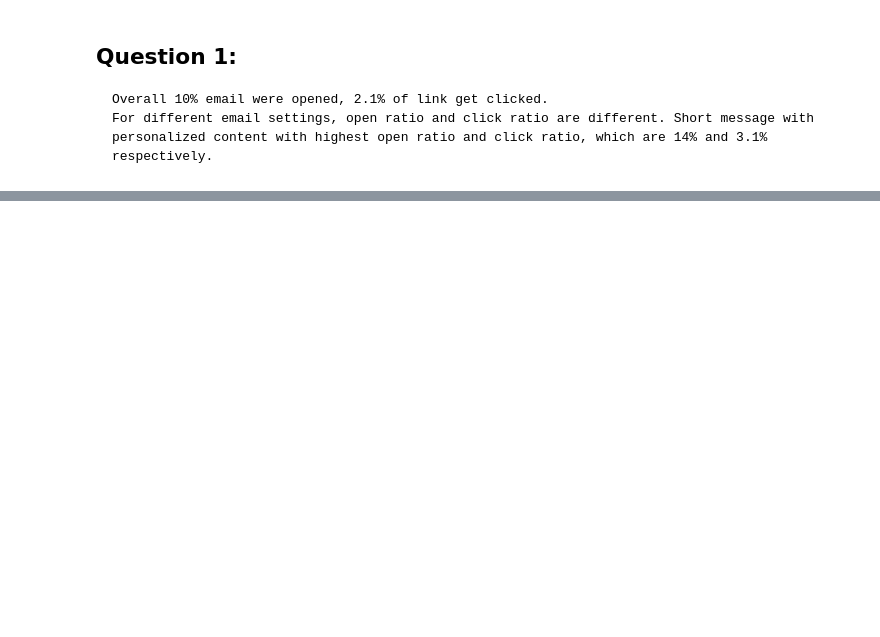
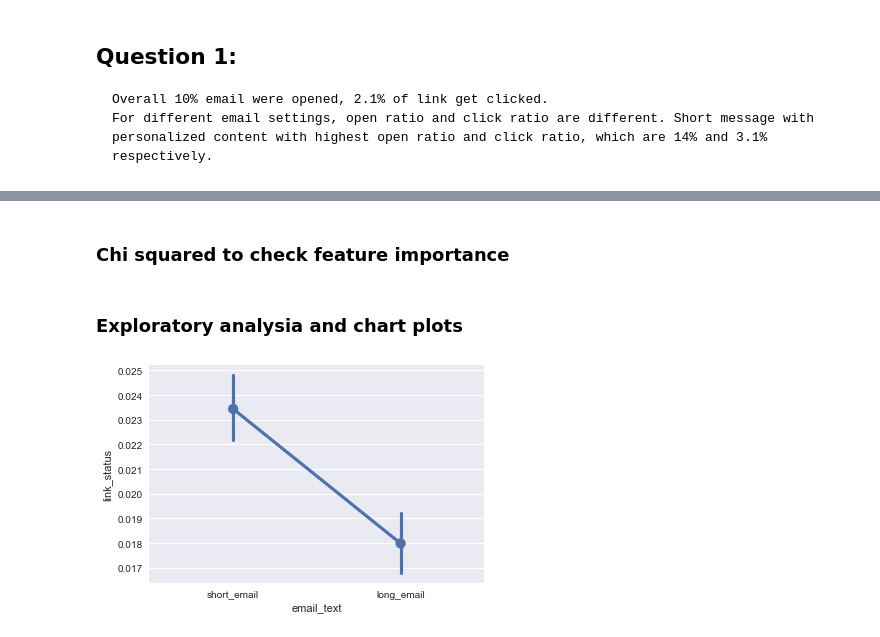
Before and after one commit to asa2012/TakeHomeChallenge, a Jupyter notebook: 7 Marketing Email Campaign.ipynb, the cells around one changed output, grey strips where cells are left out. Cells and saved outputs as stored; diff of their text form; code cells hidden in the pictures; blank space fills up the shorter version.

```diff
--- a/7 Marketing Email Campaign.ipynb
+++ b/7 Marketing Email Campaign.ipynb
@@ -45,4 +60,4 @@ data.loc[email_open_id,"email_status"]=1
 # %%
-data["link_status"]=0
+data=data[(data["email_status"]==1)| (data["link_status"]==0)]
 
-data.loc[linkClicked["email_id"],"link_status"]=1
+data.groupby(["email_status","link_status"]).size()
@@ -103,0 +259,4 @@ data["link_status"].mean() #2.1%
+# %% [markdown]
+### Chi squared to check feature importance
+# %% [markdown]
+### Exploratory analysia and chart plots
@@ -103,0 +266,6 @@ data["link_status"].mean() #2.1%
+# %%
+
+ax = sns.pointplot(x="email_text", y="link_status", data=data)
+plt.show()
+# %% [output]
+[figure, added]
```
Also changed, not shown: parts of 31 cells of this notebook.
